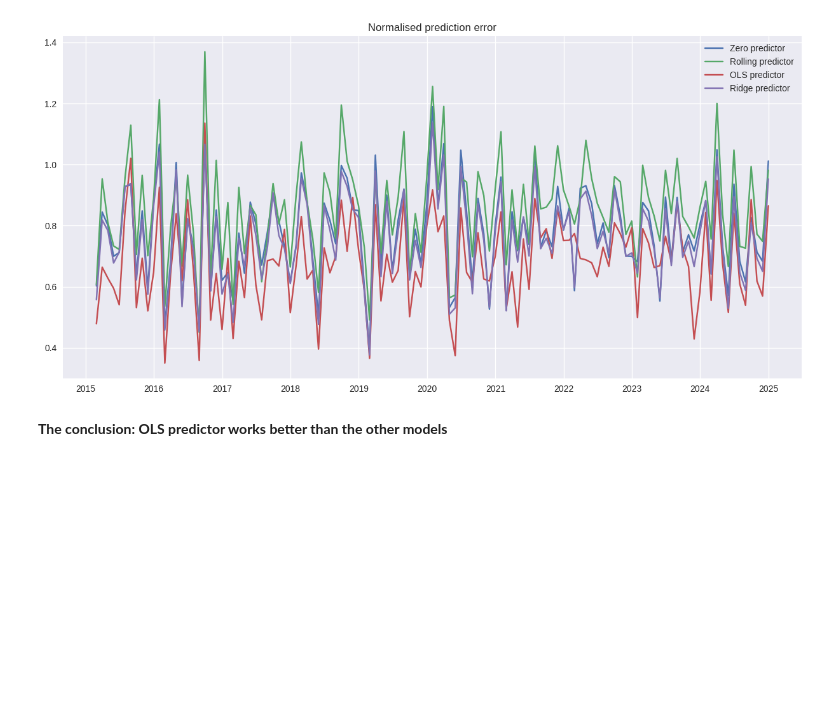
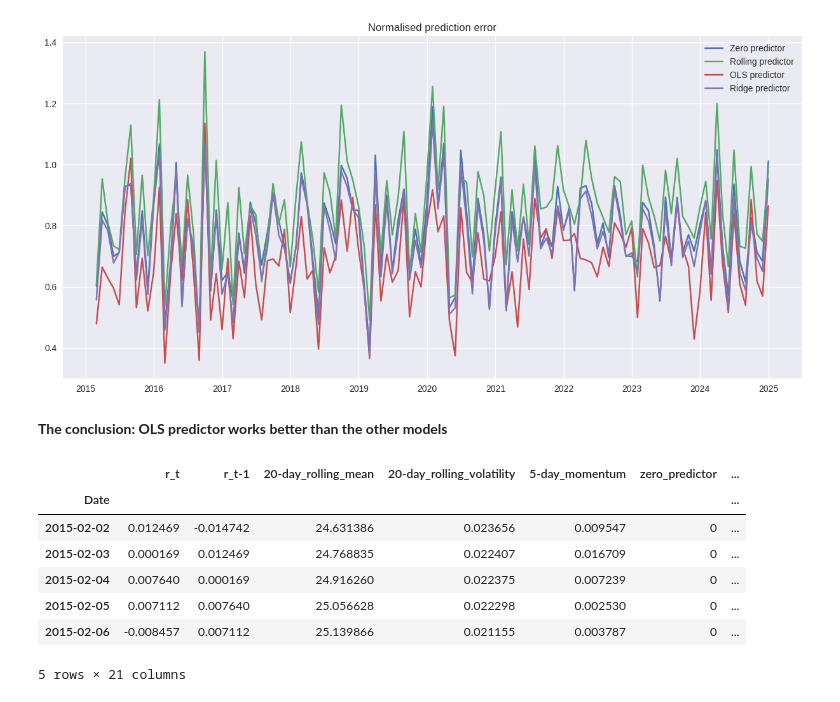
Before and after one commit to MaulikJain07/Predict2Optimize-WiDS-2025, a Jupyter notebook: week2/week2_analysis.ipynb, the cells around one changed output. Cells and saved outputs as stored; diff of their text form; code cells hidden in the pictures; blank space fills up the shorter version.

```diff
--- a/week2/week2_analysis.ipynb
+++ b/week2/week2_analysis.ipynb
@@ -140,3 +141,14 @@ plt.show()
 [figure]
 # %% [markdown]
 **The conclusion: OLS predictor works better than the other models**
+# %%
+feature.head()
+# %% [output]
+|  | r_t | r_t-1 | 20-day_rolling_mean | 20-day_rolling_volatility | 5-day_momentum | zero_predictor | ... |
+| Date |  |  |  |  |  |  | ... |
+| 2015-02-02 | 0.012469 | -0.014742 | 24.631386 | 0.023656 | 0.009547 | 0 | ... |
+| 2015-02-03 | 0.000169 | 0.012469 | 24.768835 | 0.022407 | 0.016709 | 0 | ... |
+| 2015-02-04 | 0.007640 | 0.000169 | 24.916260 | 0.022375 | 0.007239 | 0 | ... |
+| 2015-02-05 | 0.007112 | 0.007640 | 25.056628 | 0.022298 | 0.002530 | 0 | ... |
+| 2015-02-06 | -0.008457 | 0.007112 | 25.139866 | 0.021155 | 0.003787 | 0 | ... |
+5 rows × 21 columns
```
Also changed, not shown: parts of 5 cells of this notebook, 5 other files.
